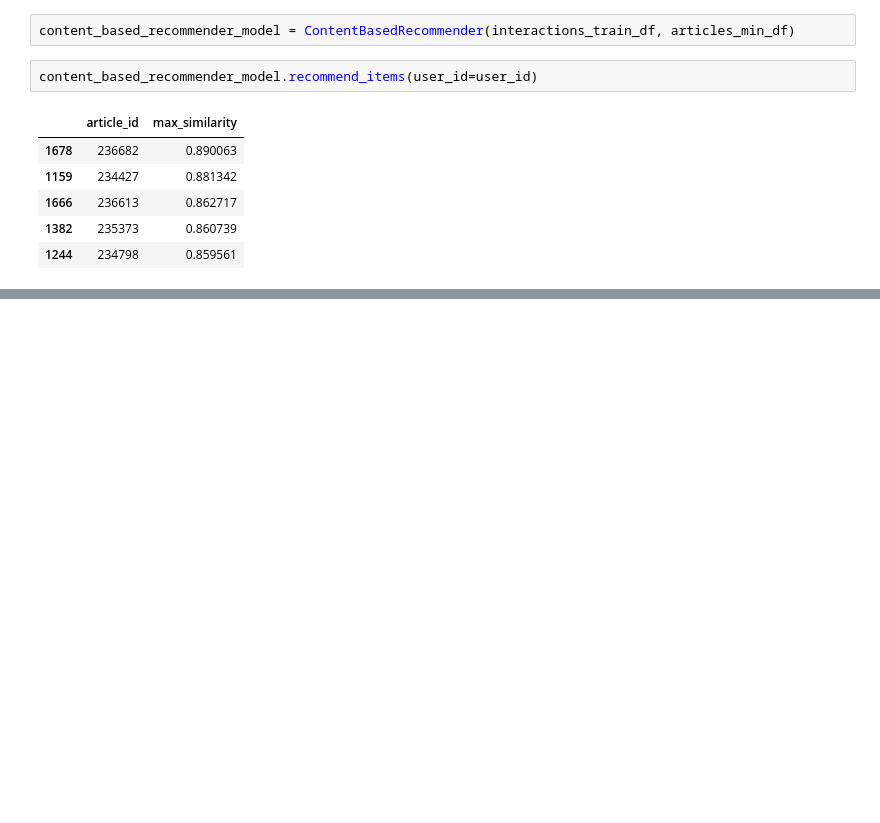
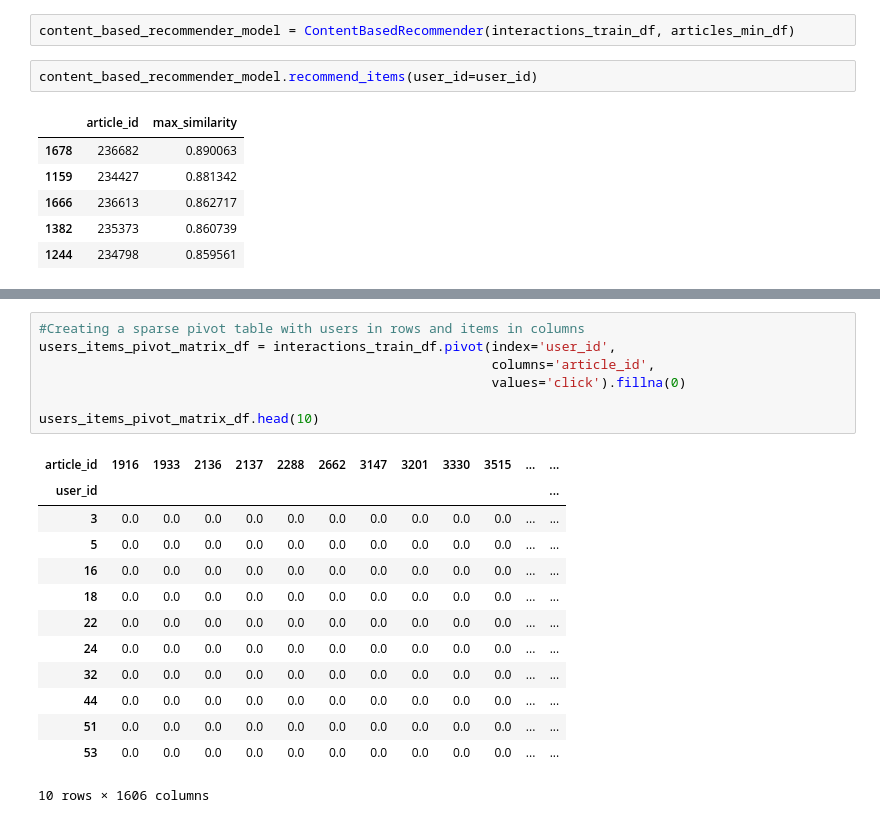
Before and after one commit to rlossec/RecSys_notebooks, a Jupyter notebook: p9-models.ipynb, the cells around one changed output, grey strips where cells are left out. Cells and saved outputs as stored; diff of their text form; blank space fills up the shorter version.

```diff
--- a/p9-models.ipynb
+++ b/p9-models.ipynb
@@ -393,0 +412,21 @@ content_based_recommender_model.recommend_items(user_id=user_id)
+# %%
+#Creating a sparse pivot table with users in rows and items in columns
+users_items_pivot_matrix_df = interactions_train_df.pivot(index='user_id',
+                                                          columns='article_id',
+                                                          values='click').fillna(0)
+
+users_items_pivot_matrix_df.head(10)
+# %% [output]
+| article_id | 1916 | 1933 | 2136 | 2137 | 2288 | 2662 | 3147 | 3201 | 3330 | 3515 | ... | ... |
+| user_id |  |  |  |  |  |  |  |  |  |  |  | ... |
+| 3 | 0.0 | 0.0 | 0.0 | 0.0 | 0.0 | 0.0 | 0.0 | 0.0 | 0.0 | 0.0 | ... | ... |
+| 5 | 0.0 | 0.0 | 0.0 | 0.0 | 0.0 | 0.0 | 0.0 | 0.0 | 0.0 | 0.0 | ... | ... |
+| 16 | 0.0 | 0.0 | 0.0 | 0.0 | 0.0 | 0.0 | 0.0 | 0.0 | 0.0 | 0.0 | ... | ... |
+| 18 | 0.0 | 0.0 | 0.0 | 0.0 | 0.0 | 0.0 | 0.0 | 0.0 | 0.0 | 0.0 | ... | ... |
+| 22 | 0.0 | 0.0 | 0.0 | 0.0 | 0.0 | 0.0 | 0.0 | 0.0 | 0.0 | 0.0 | ... | ... |
+| 24 | 0.0 | 0.0 | 0.0 | 0.0 | 0.0 | 0.0 | 0.0 | 0.0 | 0.0 | 0.0 | ... | ... |
+| 32 | 0.0 | 0.0 | 0.0 | 0.0 | 0.0 | 0.0 | 0.0 | 0.0 | 0.0 | 0.0 | ... | ... |
+| 44 | 0.0 | 0.0 | 0.0 | 0.0 | 0.0 | 0.0 | 0.0 | 0.0 | 0.0 | 0.0 | ... | ... |
+| 51 | 0.0 | 0.0 | 0.0 | 0.0 | 0.0 | 0.0 | 0.0 | 0.0 | 0.0 | 0.0 | ... | ... |
+| 53 | 0.0 | 0.0 | 0.0 | 0.0 | 0.0 | 0.0 | 0.0 | 0.0 | 0.0 | 0.0 | ... | ... |
+10 rows × 1606 columns
```
Also changed, not shown: parts of 98 cells of this notebook.
